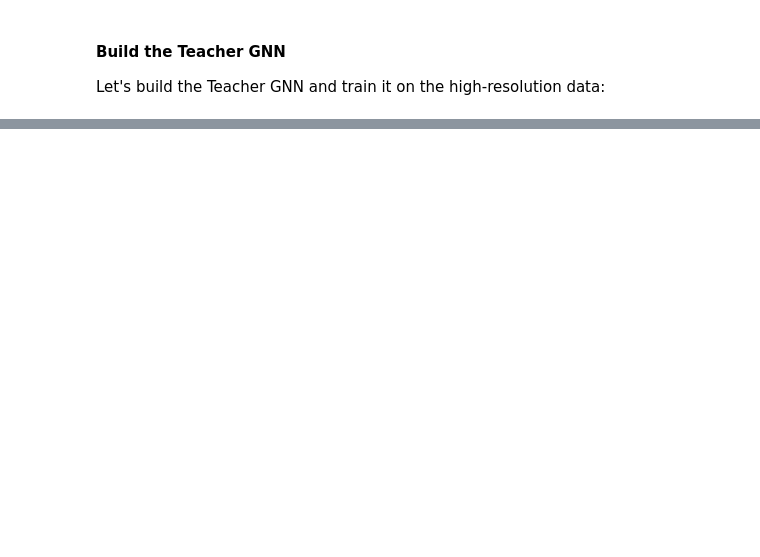
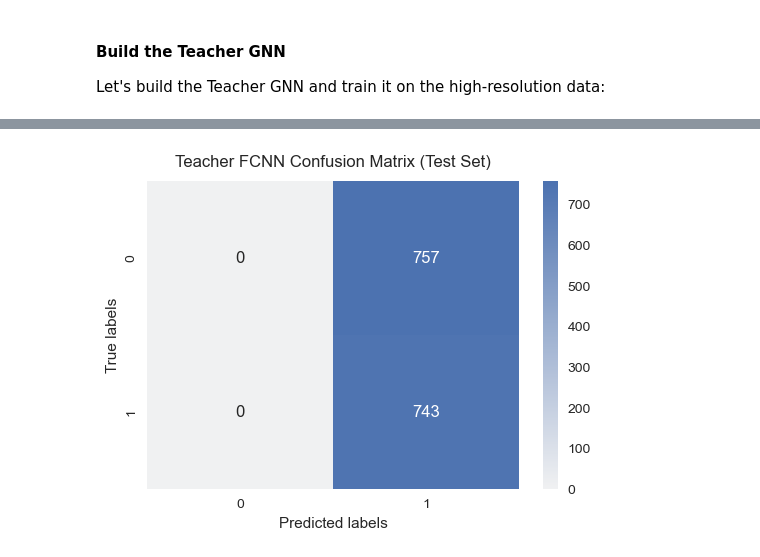
Before and after one commit to baron-de-montblanc/DL-Final-Project, a Jupyter notebook: workbook_GNN.ipynb, the cells around one changed output, grey strips where cells are left out. Saved outputs shown, nothing was run; the diff lists cells and outputs as text; code cells hidden in the pictures; blank space fills up the shorter version.

```diff
--- a/workbook_GNN.ipynb
+++ b/workbook_GNN.ipynb
@@ -116,0 +127,13 @@ plot_accuracy(acc_list, val_acc_list)
+# %%
+from visualize import plot_confusion_matrices
+
+true = []
+pred = []
+for d in test_dataset:
+    l = d.y.item()
+    true.append(int(l))
+    pred.append(round(teacher_gnn(d).item()))
+
+plot_confusion_matrices(true, pred, "Teacher FCNN")
+# %% [output]
+[figure, added]
```
Also changed, not shown: parts of 6 cells of this notebook, 3 other files.
